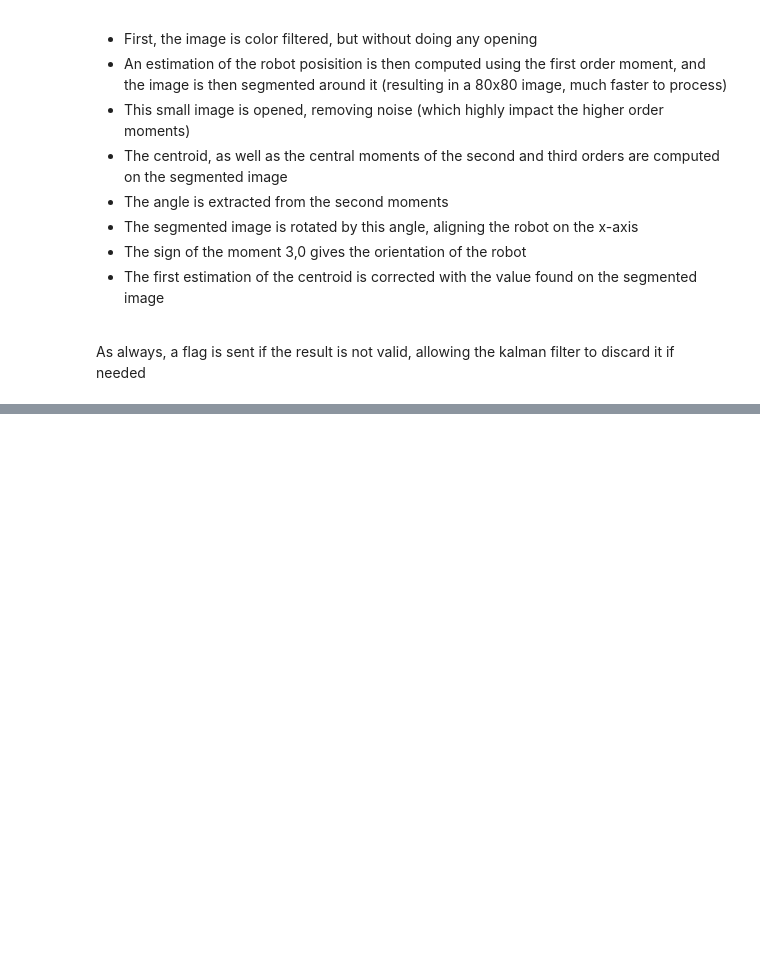
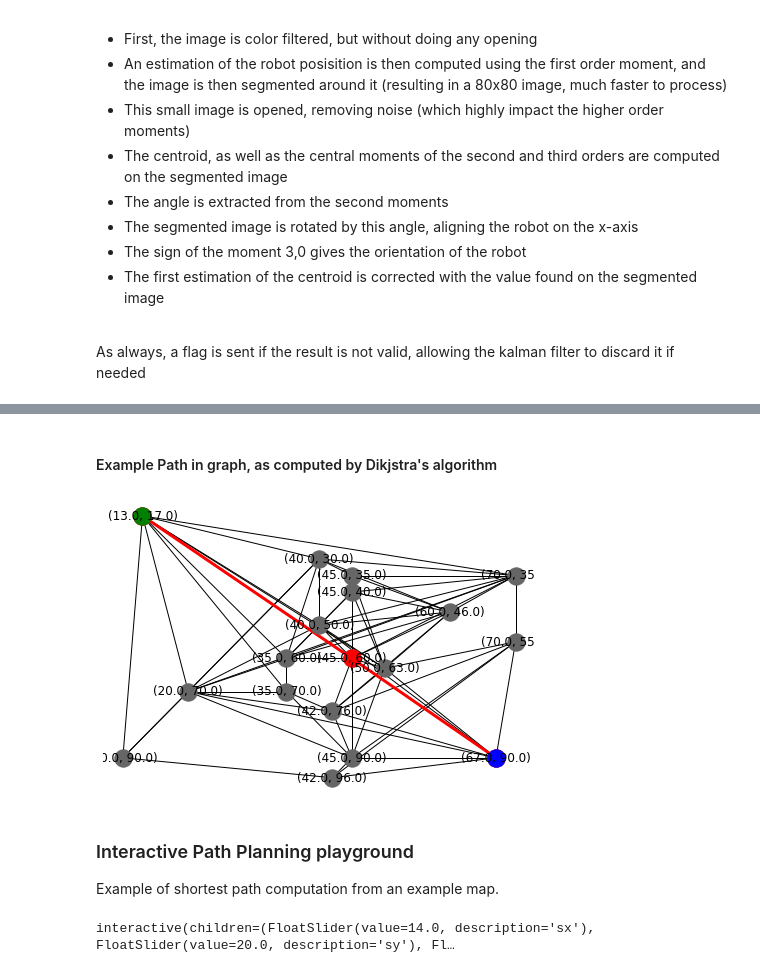
Before and after one commit to Fllask/Mobile_Robotics, a Jupyter notebook: Report.ipynb, the cells around one changed output, grey strips where cells are left out. Drawn from its saved outputs; the diff is of its cells as text; code cells hidden in the pictures; blank space fills up the shorter version.

```diff
--- a/Report.ipynb
+++ b/Report.ipynb
@@ -379,0 +480,21 @@ phi (with correction):39.868458259788646
+# %% [markdown]
+#### Example Path in graph, as computed by Dikjstra's algorithm
+# %%
+path = gl.returnPath(complexMap(),start,goal)
+gl.netPlot(graph,start = start, finish = goal, path = path)
+# %% [output]
+[figure, added]
+# %% [markdown]
+### Interactive Path Planning playground
+
+Example of shortest path computation from an example map.
+# %%
+def demo(sx=14.,sy=20.,gx=60.,gy=85.):
+    gl.start = (sx,sy)
+    gl.finish = (gx,gy)
+    gl.plotPath(plotMap=True)
+
+w = interactive(demo,sx=(0.,100.),sy=(0.,100.),gx=(0.,100.),gy=(0.,100.))
+display(w)
+# %% [output]
+interactive(children=(FloatSlider(value=14.0, description='sx'), FloatSlider(value=20.0, description='sy'), Fl…
```
Also changed, not shown: parts of 16 cells of this notebook, 5 other files.
